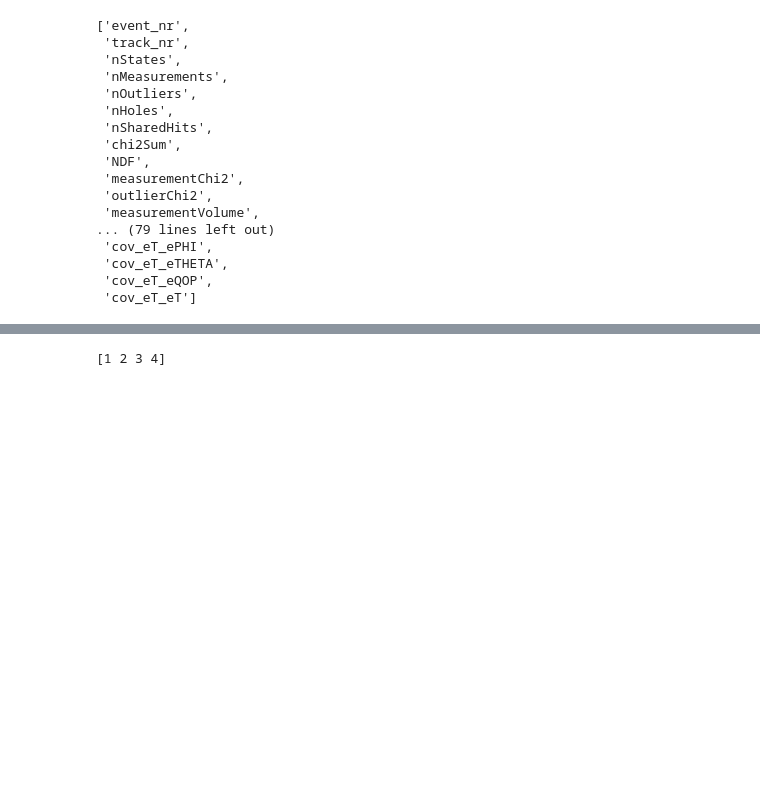
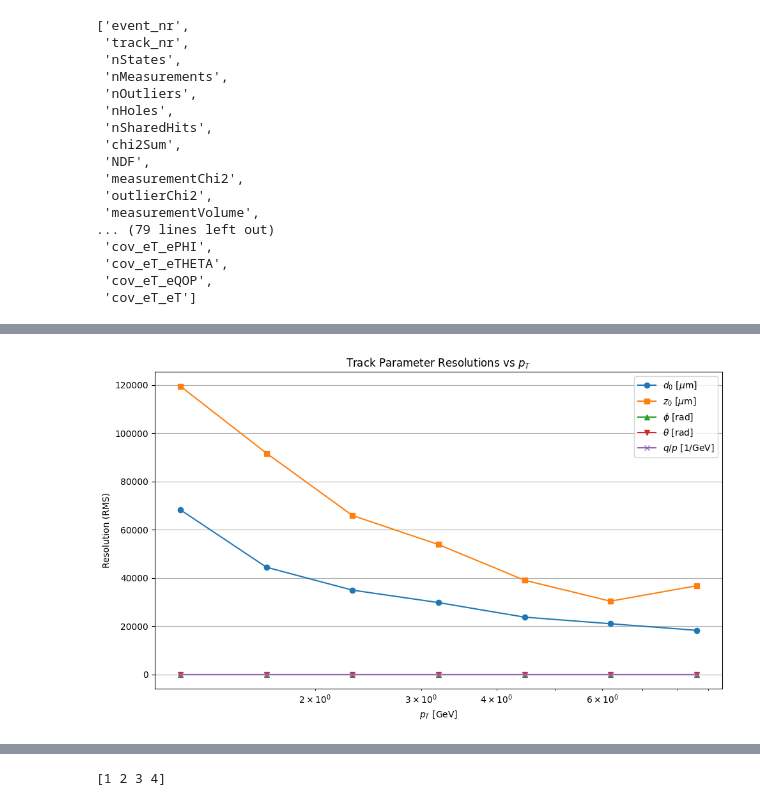
Before and after one commit to dlai211/iris-hep-log, a Jupyter notebook: analysis.ipynb, the cells around one changed output, grey strips where cells are left out. Saved outputs shown, nothing was run; the diff lists cells and outputs as text; code cells hidden in the pictures; blank space fills up the shorter version.

```diff
--- a/analysis.ipynb
+++ b/analysis.ipynb
@@ -28,3 +48,57 @@ tree.keys()
+# %%
+# pT = tree["t_pT"].array(library="np")
+# res_d0 = tree["res_eLOC0_fit"].array(library="np")
+# res_z0 = tree["res_eLOC1_fit"].array(library="np")
+# res_phi = tree["res_ePHI_fit"].array(library="np")
+# res_theta = tree["res_eTHETA_fit"].array(library="np")
+# res_qop = tree["res_eQOP_fit"].array(library="np")
+
+pT = ak.flatten(tree["t_pT"].array())
+res_d0 = ak.flatten(tree["res_eLOC0_fit"].array())
+res_z0 = ak.flatten(tree["res_eLOC1_fit"].array())
+res_phi = ak.flatten(tree["res_ePHI_fit"].array())
+res_theta = ak.flatten(tree["res_eTHETA_fit"].array())
+res_qop = ak.flatten(tree["res_eQOP_fit"].array())
+
+
+
+def binned_rms(x, y, bins):
+    bin_centers = []
+    rms_vals = []
+    for i in range(len(bins)-1):
+        mask = (x >= bins[i]) & (x < bins[i+1])
+        if np.sum(mask) > 0:
+            bin_centers.append((bins[i] + bins[i+1]) / 2)
+            rms_vals.append(np.std(y[mask]))
+    return np.array(bin_centers), np.array(rms_vals)
+
+# pT bins in log scale
+pt_bins = np.logspace(np.log10(0.1), np.log10(10), 15)
+
+# Compute binned RMS for each parameter
+pt_centers, d0_rms = binned_rms(pT, res_d0, pt_bins)
+_, z0_rms = binned_rms(pT, res_z0, pt_bins)
+_, phi_rms = binned_rms(pT, res_phi, pt_bins)
+_, theta_rms = binned_rms(pT, res_theta, pt_bins)
+_, qop_rms = binned_rms(pT, res_qop, pt_bins)
+
+# Plotting
+plt.figure(figsize=(10, 6))
+plt.xscale("log")
+plt.plot(pt_centers, d0_rms * 1e6, marker='o', label=r"$d_0$ [$\mu$m]")
+plt.plot(pt_centers, z0_rms * 1e6, marker='s', label=r"$z_0$ [$\mu$m]")
+plt.plot(pt_centers, phi_rms, marker='^', label=r"$\phi$ [rad]")
+plt.plot(pt_centers, theta_rms, marker='v', label=r"$\theta$ [rad]")
+plt.plot(pt_centers, qop_rms, marker='x', label=r"$q/p$ [1/GeV]")
+plt.xlabel(r"$p_T$ [GeV]")
+plt.ylabel("Resolution (RMS)")
+plt.title("Track Parameter Resolutions vs $p_T$")
+plt.grid(True)
+plt.legend()
+plt.tight_layout()
+plt.show()
+# %% [output]
+[figure, added]
 # %%
 pt = ak.flatten(tree["t_pT"].arrays(library="ak")["t_pT"])
 bin_edges = np.logspace(0, 2.2, 20)
```
Also changed, not shown: parts of 4 cells of this notebook, 20 other files.
